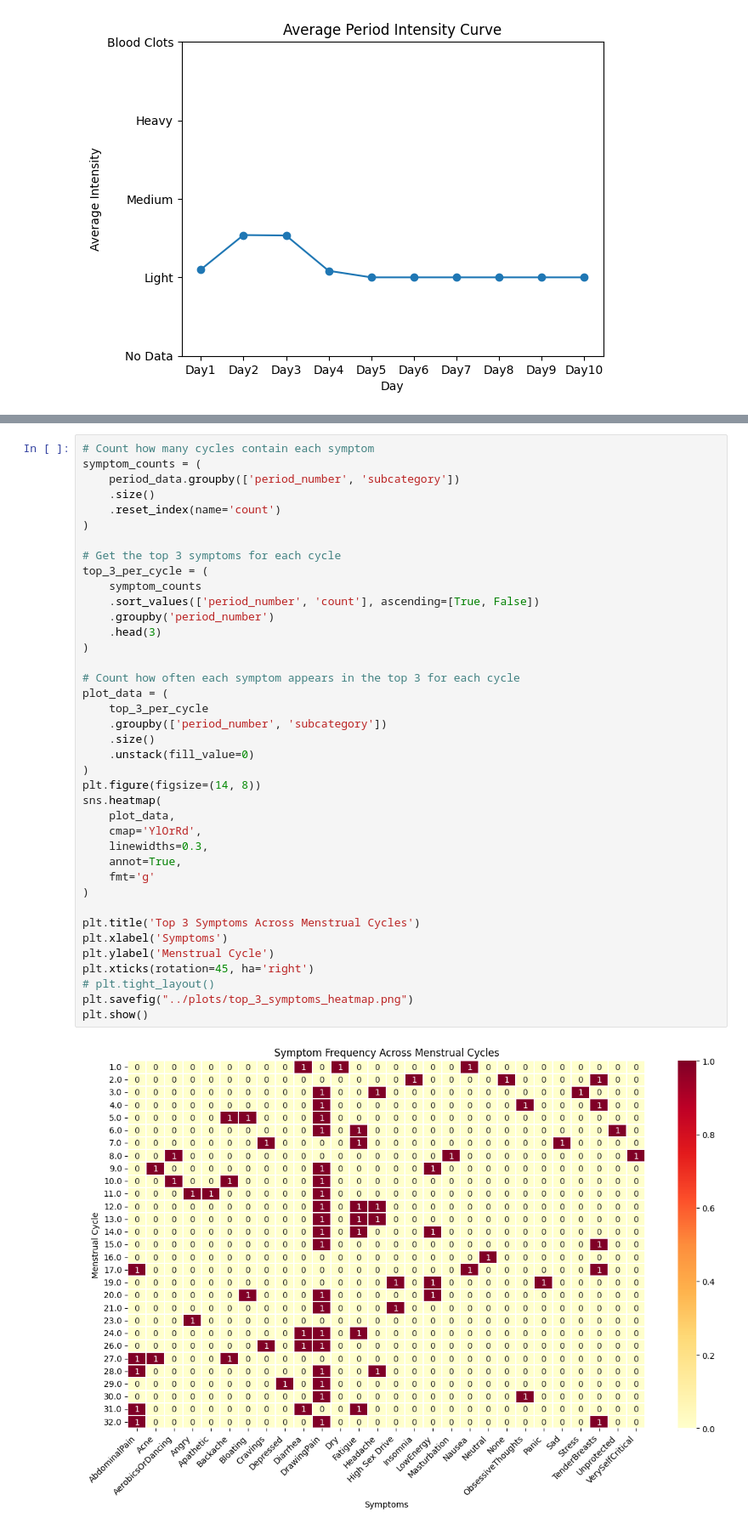
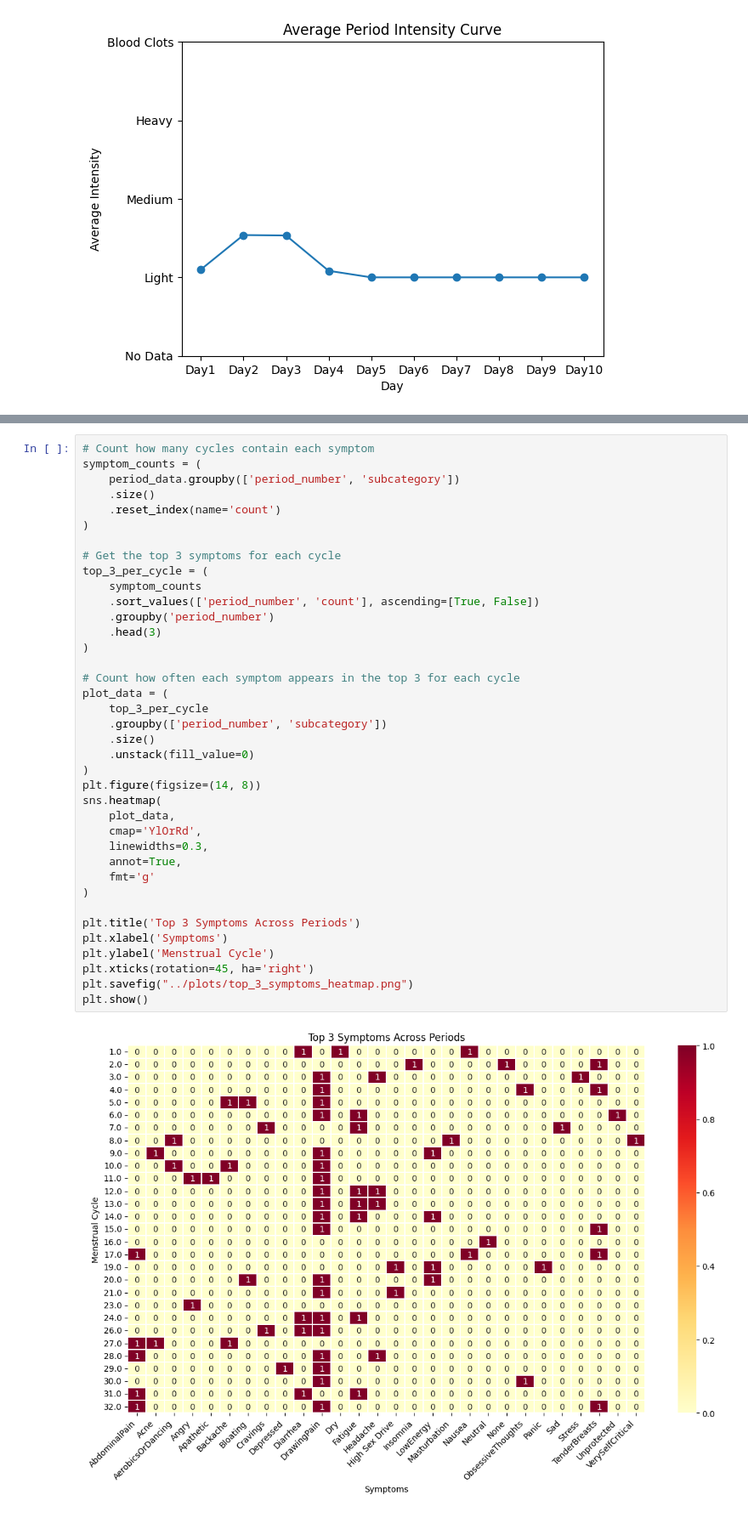
Before and after one commit to yinimini/Menstrual-Symptoms-Analysis-, a Jupyter notebook: explore/extract_explore_test.ipynb, the cells around one changed output, grey strips where cells are left out. Shown at 85% size. Cells and saved outputs as stored; diff of their text form.

Commit message:
Plotted top 3 symptoms per cycle

```diff
--- a/explore/extract_explore_test.ipynb
+++ b/explore/extract_explore_test.ipynb
@@ -390,33 +381,32 @@ symptom_counts = (
 # Get the top 3 symptoms for each cycle
 top_3_per_cycle = (
     symptom_counts
     .sort_values(['period_number', 'count'], ascending=[True, False])
     .groupby('period_number')
     .head(3)
 )
 
 # Count how often each symptom appears in the top 3 for each cycle
 plot_data = (
     top_3_per_cycle
     .groupby(['period_number', 'subcategory'])
     .size()
     .unstack(fill_value=0)
 )
 plt.figure(figsize=(14, 8))
 sns.heatmap(
     plot_data,
     cmap='YlOrRd',
     linewidths=0.3,
     annot=True,
     fmt='g'
 )
 
-plt.title('Top 3 Symptoms Across Menstrual Cycles')
+plt.title('Top 3 Symptoms Across Periods')
 plt.xlabel('Symptoms')
 plt.ylabel('Menstrual Cycle')
 plt.xticks(rotation=45, ha='right')
-# plt.tight_layout()
 plt.savefig("../plots/top_3_symptoms_heatmap.png")
 plt.show()
 # %% [output]
-[figure, old version]
+[figure, new version]
```
Also changed, not shown: parts of 3 cells of this notebook, 3 other files.
